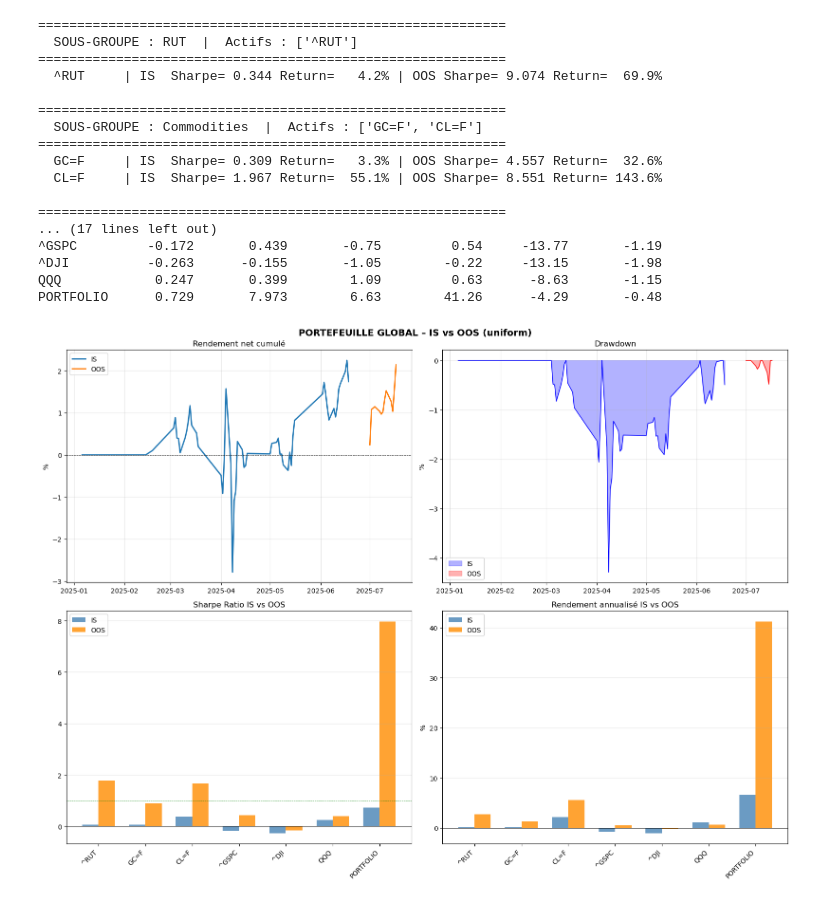
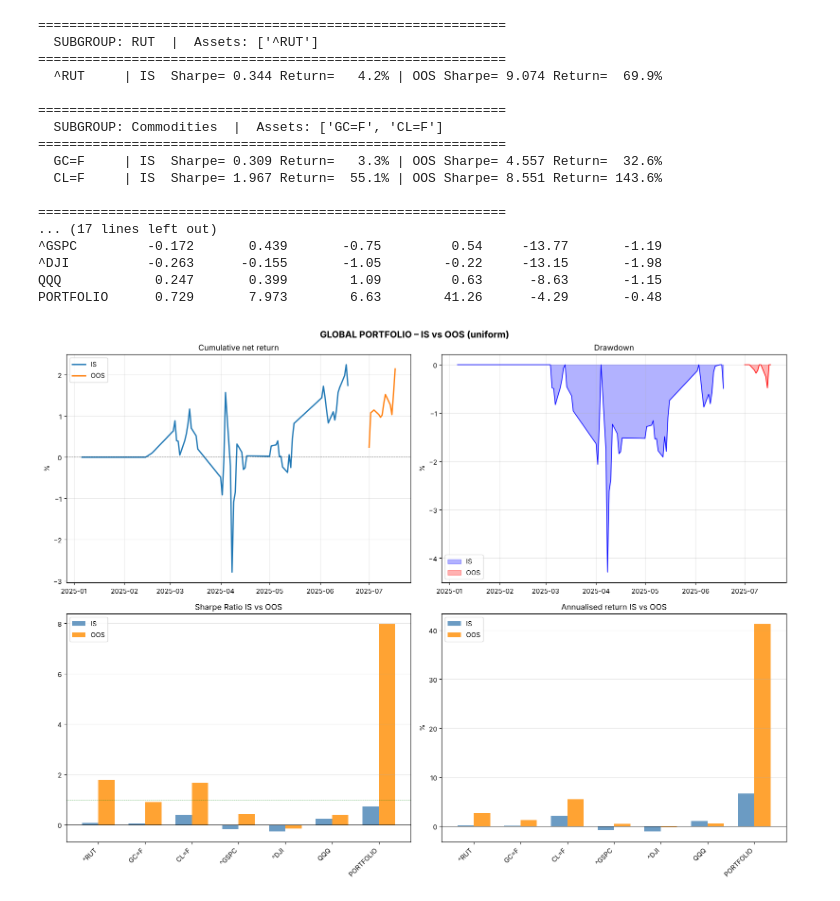
Before and after one commit to Aedificatormagnus22/intraday-systematic-trading, a Jupyter notebook: systematic_trading_engine.ipynb, the cells around one changed output. Drawn from its saved outputs; the diff is of its cells as text; code cells hidden in the pictures.

Commit message:
Re-run notebook: English output and chart titles

```diff
--- a/systematic_trading_engine.ipynb
+++ b/systematic_trading_engine.ipynb
@@ -197,7 +197,7 @@ def run_subgroup(params, tag):
          'max_trades_per_day':mtpd,'trend_threshold':0.001,'basis_point':bp,'bars_per_year':bpy,
          'trailing_stop_pct_eq':tse,'trailing_stop_pct_cm':tsc}
 
-    print(f"\n{'='*60}\n  SOUS-GROUPE : {tag}  |  Actifs : {portfolio}\n{'='*60}")
+    print(f"\n{'='*60}\n  SUBGROUP: {tag}  |  Assets: {portfolio}\n{'='*60}")
     data=load_data(path,portfolio); oos_results={}; is_data={}
     for ticker in portfolio:
         if ticker not in data: continue
@@ -223,7 +223,7 @@ def run_subgroup(params, tag):
 
 def aggregate_global(all_oos, all_is, weights_method='uniform', tag="Global"):
     suffix=f"_{tag}"
-    print(f"\n{'='*60}\n  PORTEFEUILLE GLOBAL – IS vs OOS\n{'='*60}")
+    print(f"\n{'='*60}\n  GLOBAL PORTFOLIO – IS vs OOS\n{'='*60}")
     all_tickers=list(all_oos.keys())
     # OOS
     daily_oos={t:all_oos[t]['df_oos'].groupby(all_oos[t]['df_oos'].index.date)['pnl_net'].sum() for t in all_tickers}
@@ -239,8 +239,8 @@ def aggregate_global(all_oos, all_is, weights_method='uniform', tag="Global"):
     port_is['portfolio']=port_is[all_tickers].dot(w)
 
     m_oos=metrics(port_oos['portfolio'],252); m_is=metrics(port_is['portfolio'],252)
-    print(f"  PORTEFEUILLE | IS  Sharpe={m_is['Ann. Sharpe']:6.3f} Return={m_is['Ann. Return (%)']:6.1f}% MaxDD={m_is['Max DD (%)']:5.1f}%")
-    print(f"  PORTEFEUILLE | OOS Sharpe={m_oos['Ann. Sharpe']:6.3f} Return={m_oos['Ann. Return (%)']:6.1f}% MaxDD={m_oos['Max DD (%)']:5.1f}%")
+    print(f"  PORTFOLIO | IS  Sharpe={m_is['Ann. Sharpe']:6.3f} Return={m_is['Ann. Return (%)']:6.1f}% MaxDD={m_is['Max DD (%)']:5.1f}%")
+    print(f"  PORTFOLIO | OOS Sharpe={m_oos['Ann. Sharpe']:6.3f} Return={m_oos['Ann. Return (%)']:6.1f}% MaxDD={m_oos['Max DD (%)']:5.1f}%")
 
     # Table
     rows=[]
@@ -258,7 +258,7 @@ def aggregate_global(all_oos, all_is, weights_method='uniform', tag="Global"):
 
     # IS vs OOS chart
     fig,axes=plt.subplots(2,2,figsize=(16,12))
-    fig.suptitle(f"PORTEFEUILLE GLOBAL – IS vs OOS ({weights_method})",fontsize=14,fontweight='bold')
+    fig.suptitle(f"GLOBAL PORTFOLIO – IS vs OOS ({weights_method})",fontsize=14,fontweight='bold')
     colors=['navy','crimson']
     # Equity curves
     for ax,port,label in [(axes[0,0],port_is,'IS'),(axes[0,0],port_oos,'OOS')]:
@@ -312,37 +312,37 @@ if __name__=="__main__":
         'grid_params':{'fast_range':[5,8,10],'slow_range':[20,30,40],'deadband_range':list(np.arange(0.0005,0.0035,0.0005)),
                        'trend_filter_options':[True,False],'direction_filter_options':[True,False],'sharpe_cap':3.0,'return_weight':0.3}},"Commodities")
 
     # Subgroup 3: Other indices
     oos3,is3=run_subgroup({'path':BASE,'portfolio':['^GSPC','^DJI','QQQ'],'resample_freq':'15min','oos_months':1,
         'basis_point':0.0001,'use_trailing_stop':True,'trailing_stop_pct_eq':0.045,'trailing_stop_pct_cm':0.05,
         'min_bars_between_trades':2,'signal_confirmation_bars':2,'max_trades_per_day':2,
         'bear_market_filter_commodities':False,'bear_market_filter_equities':False,'optimise':True,
         'use_cross_validation':True,'min_is_bars':500,
         'grid_params':{'fast_range':[5,8,10],'slow_range':[20,30,40],'deadband_range':list(np.arange(0.001,0.01,0.0005)),
-                       'trend_filter_options':[True,False],'direction_filter_options':[True,False],'sharpe_cap':3.0,'return_weight':0.3}},"Autres_Indices")
+                       'trend_filter_options':[True,False],'direction_filter_options':[True,False],'sharpe_cap':3.0,'return_weight':0.3}},"Other_Indices")
 
     # Global aggregation with IS vs OOS comparison
     all_oos={**oos1,**oos2,**oos3}; all_is={**is1,**is2,**is3}
     aggregate_global(all_oos,all_is,'uniform',"Global")
 # %% [output]
 ============================================================
-  SOUS-GROUPE : RUT  |  Actifs : ['^RUT']
+  SUBGROUP: RUT  |  Assets: ['^RUT']
 ============================================================
   ^RUT     | IS  Sharpe= 0.344 Return=   4.2% | OOS Sharpe= 9.074 Return=  69.9%
 
 ============================================================
-  SOUS-GROUPE : Commodities  |  Actifs : ['GC=F', 'CL=F']
+  SUBGROUP: Commodities  |  Assets: ['GC=F', 'CL=F']
 ============================================================
   GC=F     | IS  Sharpe= 0.309 Return=   3.3% | OOS Sharpe= 4.557 Return=  32.6%
   CL=F     | IS  Sharpe= 1.967 Return=  55.1% | OOS Sharpe= 8.551 Return= 143.6%
 
 ============================================================
 ... (17 lines left out)
 ^GSPC         -0.172       0.439       -0.75         0.54     -13.77       -1.19
 ^DJI          -0.263      -0.155       -1.05        -0.22     -13.15       -1.98
 QQQ            0.247       0.399        1.09         0.63      -8.63       -1.15
 PORTFOLIO      0.729       7.973        6.63        41.26      -4.29       -0.48
-[figure, old version]
+[figure, new version]
 # %%
 if __name__=="__main__":
     BASE="Data"  # folder of Yahoo 1-minute .pkl files, see README
```
Also changed, not shown: parts of 2 cells of this notebook.
